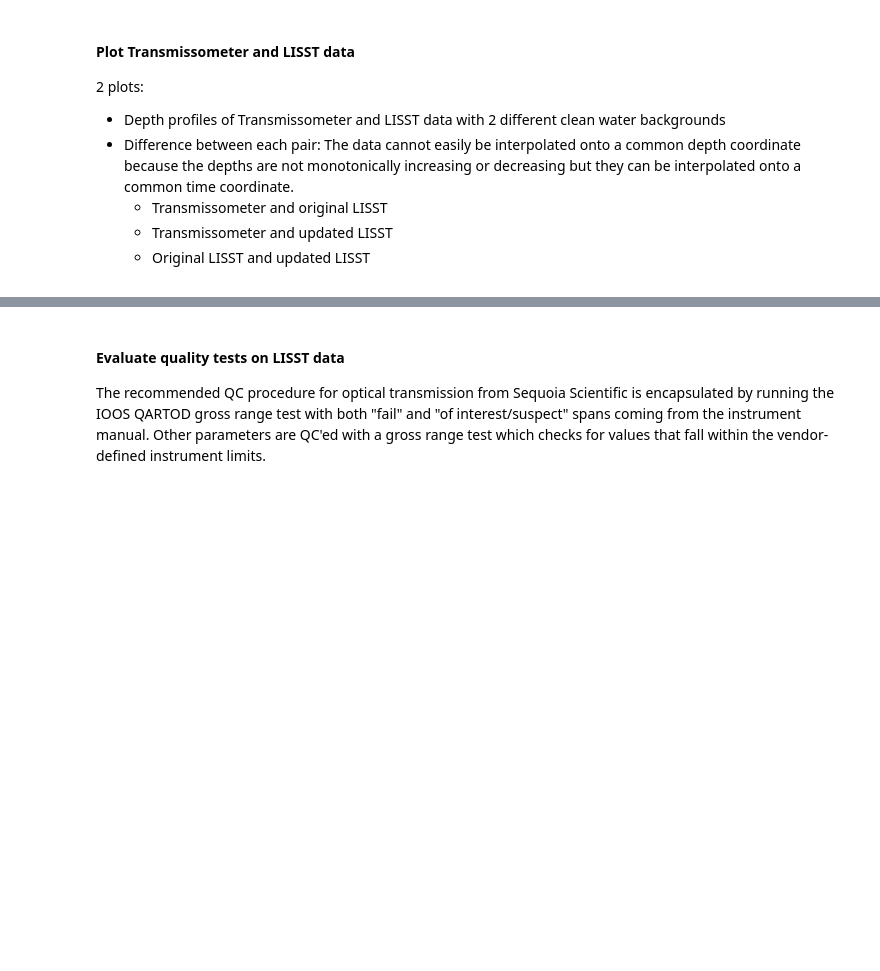
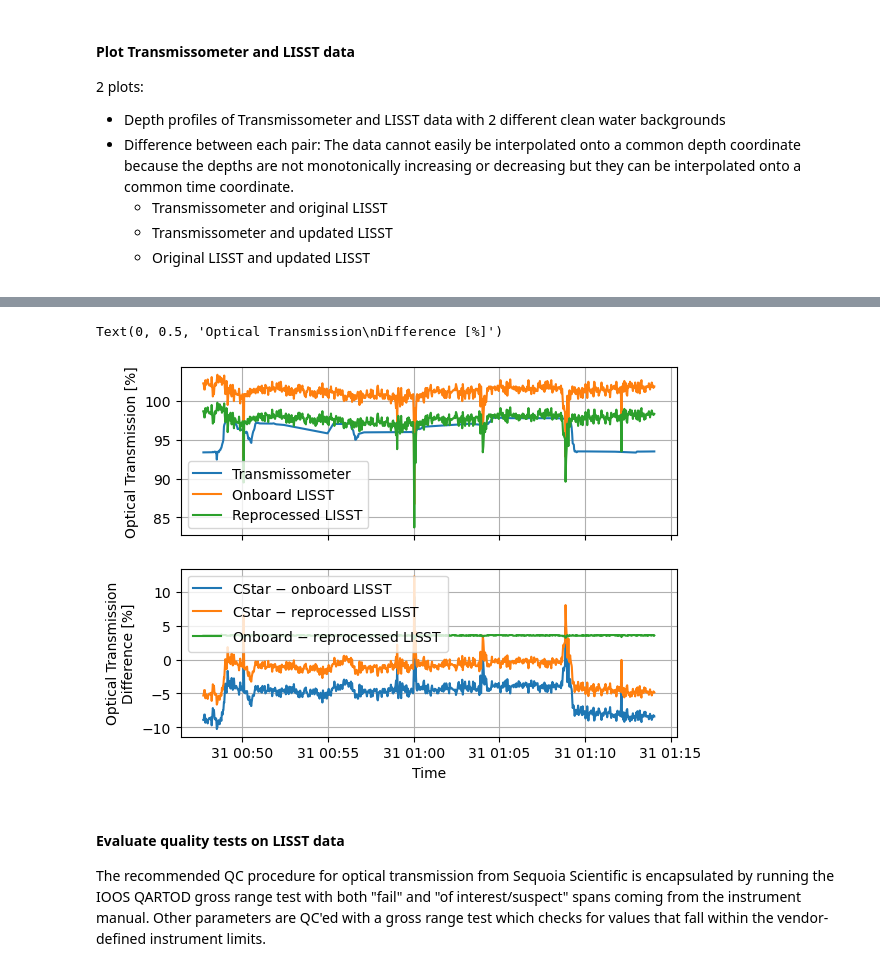
Before and after one commit to cooleyky/pioneer-21, a Jupyter notebook: 00-plot-ctd-lisst.ipynb, the cells around one changed output, grey strips where cells are left out. Saved outputs shown, nothing was run; the diff lists cells and outputs as text; code cells hidden in the pictures; blank space fills up the shorter version.

```diff
--- a/00-plot-ctd-lisst.ipynb
+++ b/00-plot-ctd-lisst.ipynb
@@ -115,7 +82,0 @@ lisst_reproc.head()
-# %%
-# Load transmissometer data
-for f in glob.glob(ctd_inst_path):
-    ctd_inst = pd.read_csv(f, names=aschdr, sep="\s+", index_col=False,
-                            skiprows=1, encoding="ascii",
-                            encoding_errors="replace")
-ctd_inst.head()
@@ -132,3 +118,11 @@ ctd_inst.head()
+# %%
+# Interpolate optical transmission onto common time coordinates
+start_dt = ctd_inst.time[0].values
+end_dt = ctd_inst.time[-1].values
+time_coord = pd.date_range(start=start_dt, end=end_dt, freq="1s")
+ctd_interp = ctd_inst.interp(time=time_coord)
+lisst_onboard_interp = lisst_onboard.interp(time=time_coord)
+lisst_reproc_interp = lisst_reproc.interp(time=time_coord)
 # %% [markdown]
 #### Plot Transmissometer and LISST data
 
@@ -191 +151,6 @@ Coordinates:
+# %%
+# Evaluate differences between transmission percentages
+ctd_onboard_diff = ctd_interp.CStarTr0 - lisst_onboard_interp.optical_transmission*100
+ctd_reproc_diff = ctd_interp.CStarTr0 - lisst_reproc_interp.optical_transmission*100
+onboard_reproc_diff = 100*(lisst_onboard_interp.optical_transmission - lisst_reproc_interp.optical_transmission)
 # %%
@@ -211,3 +178,23 @@ ax.grid()
+# %%
+# Plot timeseries on same axes with difference between interpolated values
+fig, axs = plt.subplots(2, 1, sharex=True)
+axs[0].plot(ctd_interp.time, ctd_interp.CStarTr0, label="Transmissometer")
+axs[0].plot(lisst_onboard_interp.time, lisst_onboard_interp.optical_transmission*100, label="Onboard LISST")
+axs[0].plot(lisst_reproc_interp.time, lisst_reproc_interp.optical_transmission*100, label="Reprocessed LISST")
+axs[0].grid()
+axs[0].legend()
+axs[0].set_ylabel("Optical Transmission [%]")
+
+axs[1].plot(ctd_interp.time, ctd_onboard_diff, label="CStar $-$ onboard LISST")
+axs[1].plot(ctd_interp.time, ctd_reproc_diff, label="CStar $-$ reprocessed LISST")
+axs[1].plot(ctd_interp.time, onboard_reproc_diff, label="Onboard $-$ reprocessed LISST")
+axs[1].grid()
+axs[1].legend()
+axs[1].set_xlabel("Time")
+axs[1].set_ylabel("Optical Transmission\nDifference [%]")
+# %% [output]
+Text(0, 0.5, 'Optical Transmission\nDifference [%]')
+[figure, added]
 # %% [markdown]
 #### Evaluate quality tests on LISST data
 The recommended QC procedure for optical transmission from Sequoia Scientific is encapsulated by running the IOOS QARTOD gross range test with both "fail" and "of interest/suspect" spans coming from the instrument manual. Other parameters are QC'ed with a gross range test which checks for values that fall within the vendor-defined instrument limits.
```
Also changed, not shown: parts of 14 cells of this notebook.
